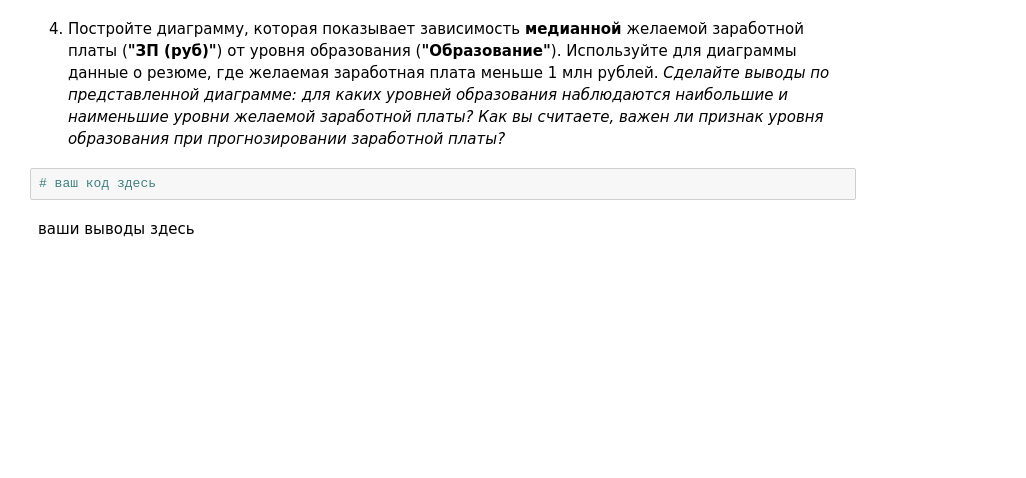
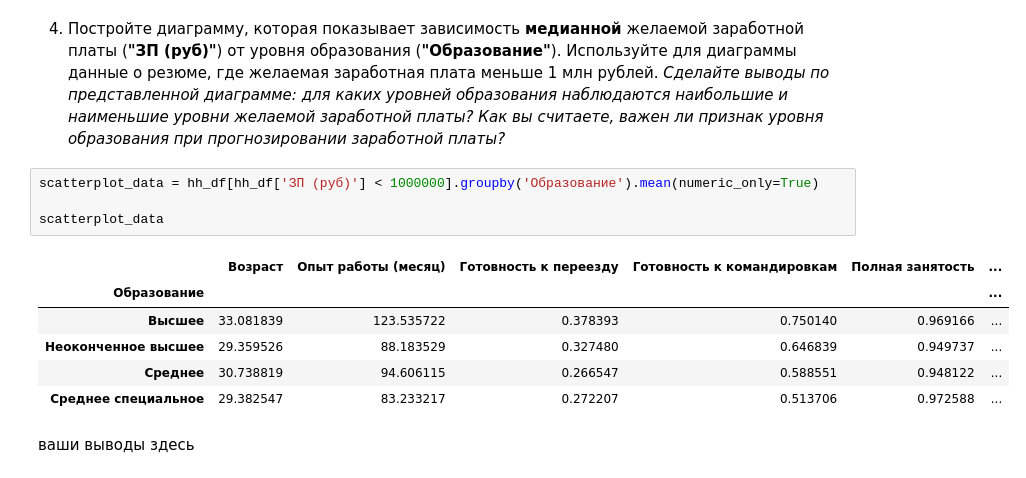
Before and after one commit to feelingcxld/SkillFactory, a Jupyter notebook: HeadHunterResumeAnalysis/hh_resume_analysis.ipynb, the cells around one changed output. Drawn from its saved outputs; the diff is of its cells as text; blank space fills up the shorter version.

```diff
--- a/HeadHunterResumeAnalysis/hh_resume_analysis.ipynb
+++ b/HeadHunterResumeAnalysis/hh_resume_analysis.ipynb
@@ -514,8 +532,17 @@ plt.show()
 # %% [markdown]
 4. Постройте диаграмму, которая показывает зависимость **медианной** желаемой заработной платы (**"ЗП (руб)"**) от уровня образования (**"Образование"**). Используйте для диаграммы данные о резюме, где желаемая заработная плата меньше 1 млн рублей.
 *Сделайте выводы по представленной диаграмме: для каких уровней образования наблюдаются наибольшие и наименьшие уровни желаемой заработной платы? Как вы считаете, важен ли признак уровня образования при прогнозировании заработной платы?*
-# %%
-# ваш код здесь
+# %%
+scatterplot_data = hh_df[hh_df['ЗП (руб)'] < 1000000].groupby('Образование').mean(numeric_only=True)
+
+scatterplot_data
+# %% [output]
+|  | Возраст | Опыт работы (месяц) | Готовность к переезду | Готовность к командировкам | Полная занятость | ... |
+| Образование |  |  |  |  |  | ... |
+| Высшее | 33.081839 | 123.535722 | 0.378393 | 0.750140 | 0.969166 | ... |
+| Неоконченное высшее | 29.359526 | 88.183529 | 0.327480 | 0.646839 | 0.949737 | ... |
+| Среднее | 30.738819 | 94.606115 | 0.266547 | 0.588551 | 0.948122 | ... |
+| Среднее специальное | 29.382547 | 83.233217 | 0.272207 | 0.513706 | 0.972588 | ... |
 # %% [markdown]
 ваши выводы здесь
 # %% [markdown]
```
Also changed, not shown: parts of 5 cells of this notebook.
